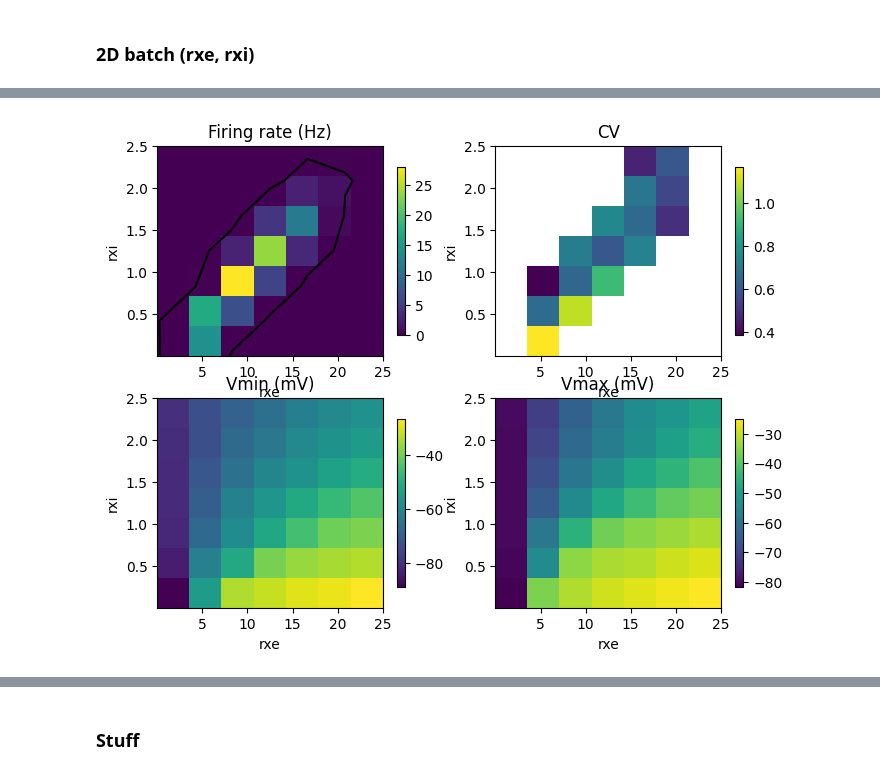
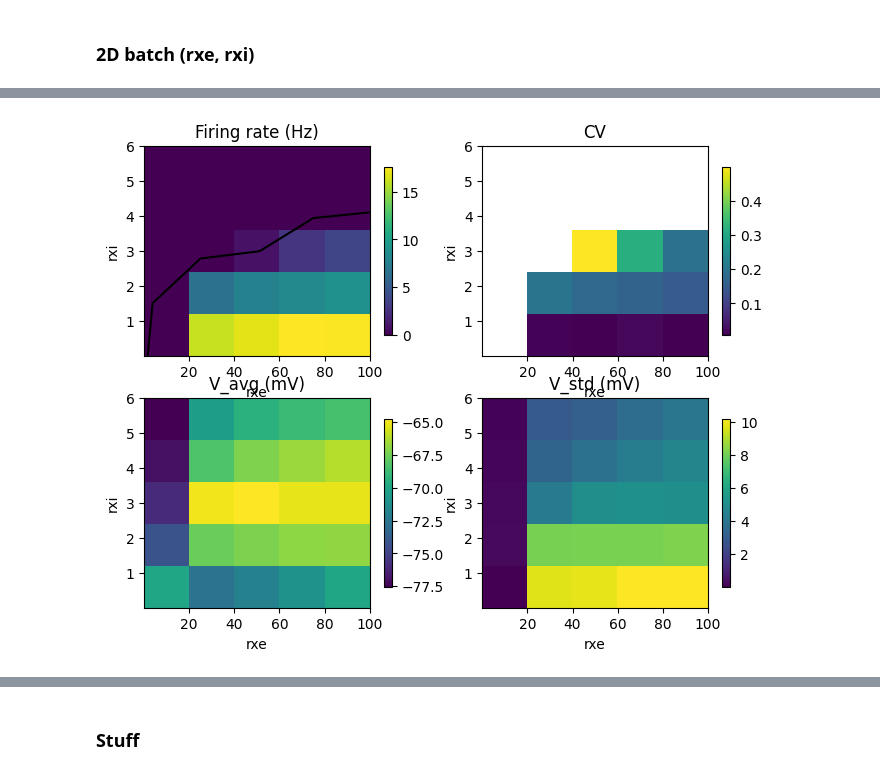
Before and after one commit to niknovikov19/A1-OUinp, a Jupyter notebook: exp_configs/batch_rxbkg_unconn_state1_mech1/proc_batch.ipynb, the cells around one changed output, grey strips where cells are left out. Drawn from its saved outputs; the diff is of its cells as text; code cells hidden in the pictures.

```diff
--- a/exp_configs/batch_rxbkg_unconn_state1_mech1/proc_batch.ipynb
+++ b/exp_configs/batch_rxbkg_unconn_state1_mech1/proc_batch.ipynb
@@ -338,4 +338,12 @@ rxe_
 24593.75
 # %% [markdown]
 ### 2D batch (rxe, rxi)
+# %%
+exp_name = 'batch_rxbkg_unconn_state1_mech1/pops_inpsur_newsec_var_rxe_rxi'
+
+#exp_name_sub = 'exp_pyr2456_wx_0.65_2.5_sz_7_7_t_3.0_5.0_rxmax_30000_3500_wmult_0.25_ee_0.5_lensec_1'
+#pops_used = ['IT2', 'ITS4', 'ITP4', 'IT5A', 'CT5A', 'IT5B', 'CT5B', 'PT5B', 'IT6', 'CT6']
+
+exp_name_sub = 'exp_it5a_nosurr_wx_0.05_0.25_sz_5_5_rxmax_100.0_6.0_rxmin_0.1_t_3.0_5.0_wmult_0.25_ee_0.5_lensec_1'
+pops_used = ['IT5A']
 # %%
@@ -436,51 +412,58 @@ Text(0.5, 1.0, 'CV, IT2')
 # %%
 pop = pops_used[0]
 
-r = X['rate'].sel(pop=pop)
-cv = X['cv'].sel(pop=pop)
-vmin = X['vmin'].sel(pop=pop)
-vmax = X['vmax'].sel(pop=pop)
-vavg = X['vavg'].sel(pop=pop)
+def plot_2d_maps(pop):
 
-plots = [
-    ("Firing rate (Hz)", r),
-    ("CV", cv),
-    ("Vmin (mV)", vmin),
-    ("Vmax (mV)", vmax),
-]
+    r = X['rate'].sel(pop=pop)
+    cv = X['cv'].sel(pop=pop)
+    vmin = X['vmin'].sel(pop=pop)
+    vmax = X['vmax'].sel(pop=pop)
+    vavg = X['vavg'].sel(pop=pop)
+    vstd = X['vstd'].sel(pop=pop)
 
-k = 1e-3
-x0, x1 = float(r.rxe.min()) * k, float(r.rxe.max()) * k
-y0, y1 = float(r.rxi.min()) * k, float(r.rxi.max()) * k
+    plots = [
+        ("Firing rate (Hz)", r),
+        ("CV", cv),
+        #("Vmin (mV)", vmin),
+        #("Vmax (mV)", vmax),
+        ("V_avg (mV)", vavg),
+        ("V_std (mV)", vstd)
+    ]
 
-fig, axs = plt.subplots(2, 2, figsize=(8, 6))
+    k = 1e-3
+    x0, x1 = float(r.rxe.min()) * k, float(r.rxe.max()) * k
+    y0, y1 = float(r.rxi.min()) * k, float(r.rxi.max()) * k
 
-for ax, (title, da) in zip(axs.ravel(), plots):
-    im = ax.imshow(da.T, extent=(x0, x1, y0, y1),
-                   aspect='auto', origin='lower', interpolation='nearest')
-    ax.set_title(title)
-    ax.set_xlabel('rxe')
-    ax.set_ylabel('rxi')
-    fig.colorbar(im, ax=ax, shrink=0.8)
+    fig, axs = plt.subplots(2, 2, figsize=(8, 6))
 
-rxi1, rxi2 = r.rxi.item(0), r.rxi.item(-1)
-rxe1 = r.isel(rxi=0).idxmax(dim='rxe').item()
-rxe2 = r.isel(rxi=-1).idxmax(dim='rxe').item()
-q1 = (rxe2 - rxe1) / (rxi2 - rxi1) * 1.1
-q0 = rxe1 - rxi1 * q1
+    for ax, (title, da) in zip(axs.ravel(), plots):
+        im = ax.imshow(da.T, extent=(x0, x1, y0, y1),
+                    aspect='auto', origin='lower', interpolation='nearest')
+        ax.set_title(title)
+        ax.set_xlabel('rxe')
+        ax.set_ylabel('rxi')
+        fig.colorbar(im, ax=ax, shrink=0.8)
 
-rxi_ = r.rxi.values
-rxe_ = q0 + rxi_ * q1
-#axs[0, 0].plot(rxe_ * k, rxi_ * k, 'k')
+    rxi1, rxi2 = r.rxi.item(0), r.rxi.item(-1)
+    rxe1 = r.isel(rxi=0).idxmax(dim='rxe').item()
+    rxe2 = r.isel(rxi=-1).idxmax(dim='rxe').item()
+    q1 = (rxe2 - rxe1) / (rxi2 - rxi1) * 1.1
+    q0 = rxe1 - rxi1 * q1
 
-print(f'{pop}:')
-print(f'q0 = {q0}')
-print(f'q1 = {q1}')
+    rxi_ = r.rxi.values
+    rxe_ = q0 + rxi_ * q1
+    #axs[0, 0].plot(rxe_ * k, rxi_ * k, 'k')
 
-r0 = [1, 50]
-for r0_ in r0:
-    axs[0, 0].contour(
-        r.rxe * k, r.rxi * k, (r - r0_).T,
-        [0], colors='k'
-    )
+    print(f'{pop}:')
+    #print(f'q0 = {q0}')
+    #print(f'q1 = {q1}')
+
+    r0 = [1, 50]
+    for r0_ in r0:
+        axs[0, 0].contour(
+            r.rxe * k, r.rxi * k, (r - r0_).T,
+            [0], colors='k'
+        )
+
+plot_2d_maps(pop)
 # %% [output]
@@ -490 +471 @@ q1 = 7.335974389755902
-[figure, old version]
+[figure, new version]
```
Also changed, not shown: parts of 8 cells of this notebook, 18 other files.
